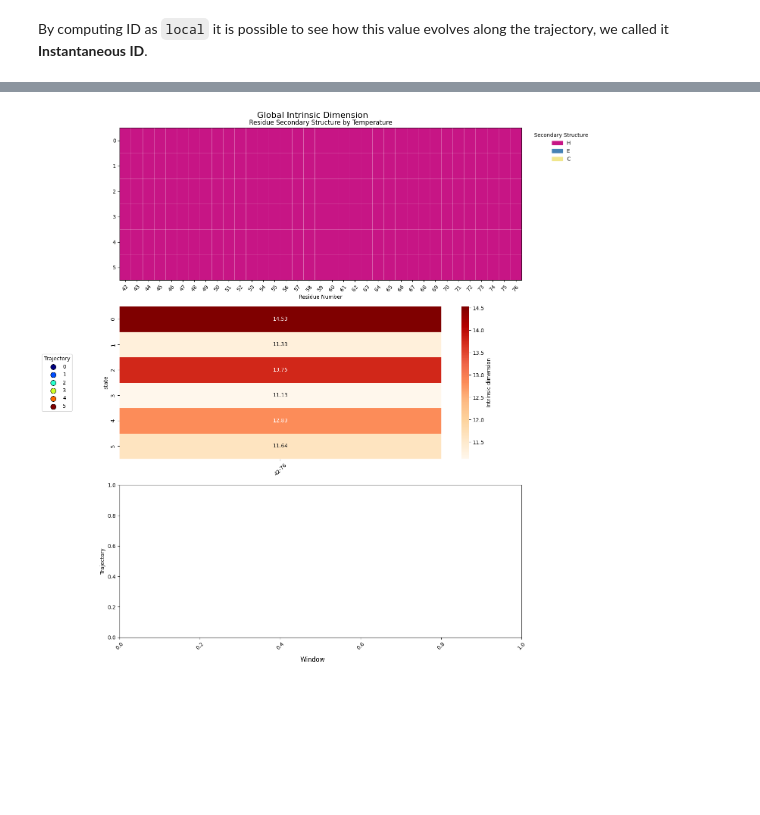
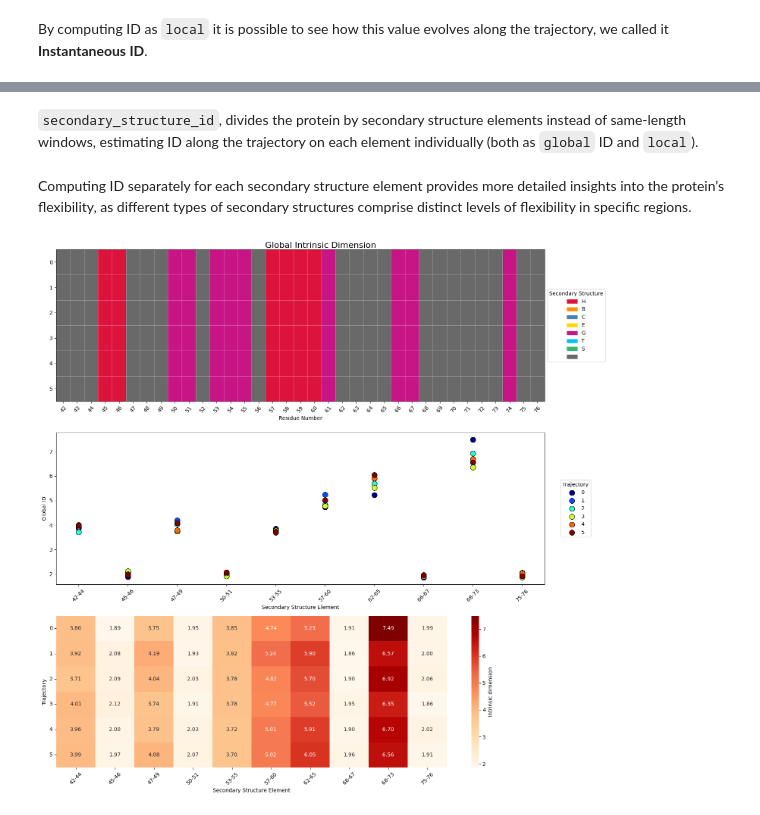
Before and after one commit to icazzaniga/MDIntrinsicDimension, a Jupyter notebook: docs/villin_plots.ipynb, the cells around one changed output, grey strips where cells are left out. Drawn from its saved outputs; the diff is of its cells as text; code cells hidden in the pictures; blank space fills up the shorter version.

```diff
--- a/docs/villin_plots.ipynb
+++ b/docs/villin_plots.ipynb
@@ -65,17 +100,17 @@ For this reason, we can define a threshold at ID<12.5 to determine the protein's
 # %%
-proj = {'dihedrals':'psi'} #changed default angles to compute
 states = [0, 1, 2, 3, 4, 5]
 colors = plt.cm.jet(np.linspace(0, 1, len(states)))
 results=[]
 for s in states: #using verbose=False to remove multiple logging infos
-    global_all, gid100 = intrinsic_dimension(topology='examples/villin/2F4K.pdb', trajectory=f'examples/villin/2F4K_{s}.xtc', projection_method='Dihedrals', id_method='global' , projection_kwargs=proj, verbose=False)
+    mean_all, mean_last, local_id = intrinsic_dimension(topology='examples/villin/2F4K.pdb', trajectory=f'examples/villin/2F4K_{s}.xtc', projection_method='Dihedrals', id_method='local' , projection_kwargs=proj, verbose=False)
     results.append({
         'state': s,
-        'mean_all': global_all,
-        'mean_last': gid100,
+        'mean_all': mean_all,
+        'mean_last': mean_last,
+        'local_id': local_id
             })
 results=pd.DataFrame(results)
-results['folded'] = results['mean_all'] < 12.5 #threshold set based on instantaneous ID distributions
+results['folded'] = results['mean_all'] < 12 #threshold set based on instantaneous ID distributions
 
 plt.figure(figsize=(8, 5))
 group_labels = {True: "Folded", False: "Unfolded"}
@@ -84,17 +119,18 @@ for i, (key, group) in enumerate(results.groupby('folded')):
     for j, (_, row) in enumerate(group.iterrows()):
         x = x_base
         y = row['mean_all']
+        std_val = np.std(row['local_id'])
         color_idx = states.index(row['state'])
-        plt.scatter(x, y, color=colors[color_idx], edgecolor='black', linewidth=0.9, s=100, label=row['state'])
+        plt.errorbar(x, y, yerr=std_val, color=colors[color_idx],fmt='o', markeredgecolor='black',ecolor='black',capsize=5, markersize=8, label=row['state'])
 
 plt.xticks([0, 1], ['Folded', 'Unfolded'])
 plt.xlim(-0.5, 1.5)
-plt.hlines(y=12.5, xmin=-0.5, xmax=1.5, linestyles="--", colors="gray", label="Threshold", linewidth = 0.5)
-plt.ylabel("Global ID")
+plt.hlines(y=12, xmin=-0.5, xmax=1.5, linestyles="--", colors="gray", label="Threshold", linewidth = 0.5)
+plt.ylabel("Average ID")
 #plt.title("Global ID defines folding/unfolding state")
-plt.ylim(results['mean_all'].min() - 0.5, results['mean_all'].max() + 0.5)
+plt.ylim(results['mean_all'].min() - 1, results['mean_all'].max() + 1)
 plt.legend(bbox_to_anchor=(1.25, 0.5), loc="center right")
 plt.tight_layout()
-plt.savefig('average_ID_dihedral.png')
+plt.savefig('../bin/villin_average_ID_dihedral.png')
 plt.show()
 # %% [output]
@@ -147,15 +186,18 @@ plt.show()
+# %% [markdown]
+<span class="mark"><code>secondary_structure_id</code></span>, divides the protein by secondary structure elements instead of same-length windows, estimating ID along the trajectory on each element individually (both as ``global`` ID and ``local``).
+# %% [markdown]
+Computing ID separately for each secondary structure element provides more detailed insights into the protein’s flexibility, as different types of secondary structures comprise distinct levels of flexibility in specific regions.
 # %%
-proj = {'dihedrals':'psi'} #changed default angles to compute
 states = [0, 1, 2, 3, 4, 5]
 colors = plt.cm.jet(np.linspace(0, 1, len(states)))
 all_results = []
-ss_types = ['H', 'E', 'C']
-ss_colors = {'H': 'mediumvioletred', 'E': 'steelblue', 'C': 'khaki'}
+ss_types = ['H', 'B', 'C', 'E', 'G', 'T', 'S', ' ']
+ss_colors = {"H": "crimson","B": "darkorange", 'C': 'steelblue', "E": "gold", "G": "mediumvioletred","T": "deepskyblue","S": "mediumseagreen", " ": "dimgray"}
 ss_assignments = []
 residue_numbers = None
 
 for s in states:
-    results, ss_table = secondary_structure_id(topology='examples/villin/2F4K.pdb', trajectory=f'examples/villin/2F4K_{s}.xtc', simplified=True, projection_method='Dihedrals', id_method='global' , projection_kwargs=proj, verbose=False)
+    results, ss_table = secondary_structure_id(topology='examples/villin/2F4K.pdb', trajectory=f'examples/villin/2F4K_{s}.xtc', simplified=False, projection_method='Dihedrals', id_method='global' , verbose=False)
     results["state"] = s
     if residue_numbers is None:
         residue_numbers = ss_table['resid index'].values
@@ -172,7 +214,7 @@ ordered_cols = sorted(pivot_data.columns, key=lambda w: int(w.split("-")[0]))
 pivot_data = pivot_data[ordered_cols]
 
 fig, axes = plt.subplots(3, 1, figsize=(15, 15))
-fig.suptitle("Global Intrinsic Dimension", fontsize=16)
+#fig.suptitle("Global Intrinsic Dimension", fontsize=16)
 
 ss_to_num = {ss: i for i, ss in enumerate(ss_types)}
 num_data = np.array([[ss_to_num[ss] for ss in row] for row in ss_assignments])
@@ -184,37 +226,38 @@ for y in np.arange(-0.5, len(states)+0.5, 1):
     axes[0].axhline(y=y, color='white', linewidth=0.5, alpha=0.5)
 axes[0].grid(False)
 axes[0].set_xticks(residue_numbers)
 axes[0].set_yticks(np.arange(len(states)))
 axes[0].set_yticklabels([f"{t}" for t in states])
 axes[0].set_xlabel('Residue Number')
-axes[0].set_title('Residue Secondary Structure by Temperature')
 axes[0].tick_params(axis='x', rotation=50)
 
 legend_elements = [plt.Rectangle((0,0), 1, 1, color=ss_colors[ss], label=ss) for ss in ss_types]
-axes[0].legend(handles=legend_elements, bbox_to_anchor=(1.02, 1), loc='upper left', title='Secondary Structure', frameon=False, facecolor='white')
+axes[0].legend(handles=legend_elements, bbox_to_anchor=(1.13, 0.5), loc='center right', title='Secondary Structure')
 
 
 for state, color in zip(states, colors):
     subset = results[results['state'] == state]
     x = subset['window']
     y = subset['entire simulation']
     axes[1].scatter(x, y, color=color, edgecolor='black', linewidth=0.8, s=100, label=f"{state}")
 
 axes[1].set_xticks(sorted(results['window'].unique(), key=lambda w: int(w.split("-")[0])))
 axes[1].tick_params(axis='x', rotation=45)
 axes[1].set_ylabel("Global ID")
-axes[1].legend(title="Trajectory", bbox_to_anchor=(-0.25, 0.5), loc='center left')
+axes[1].set_xlabel("Secondary Structure Element")
+axes[1].legend(title="Trajectory", bbox_to_anchor=(1.10, 0.5), loc='center right')
 
 ######
 pivot_data.columns.name = None
-sns.heatmap(pivot_data, cmap="OrRd", annot=True, fmt=".2f", ax=axes[1], cbar_kws={'label': 'Intrinsic dimension'})
+sns.heatmap(pivot_data, cmap="OrRd", annot=True, fmt=".2f", ax=axes[2], cbar_kws={'label': 'Intrinsic dimension'})
 axes[2].set_ylabel("Trajectory")
+axes[2].set_xlabel("Secondary Structure Element")
 axes[2].tick_params(axis='x', rotation=45, labelrotation=45)
 axes[2].tick_params(axis='y', rotation=0)
 
-fig.supxlabel("Window")
+
 plt.tight_layout()
-plt.savefig('global_ID_ss.png')
+plt.savefig('../bin/villin_global_ID_ss_dihedrals.png')
 plt.show()
 # %% [output]
-[figure, old version]
+[figure, new version]
```
Also changed, not shown: parts of 14 cells of this notebook, 19 other files.
